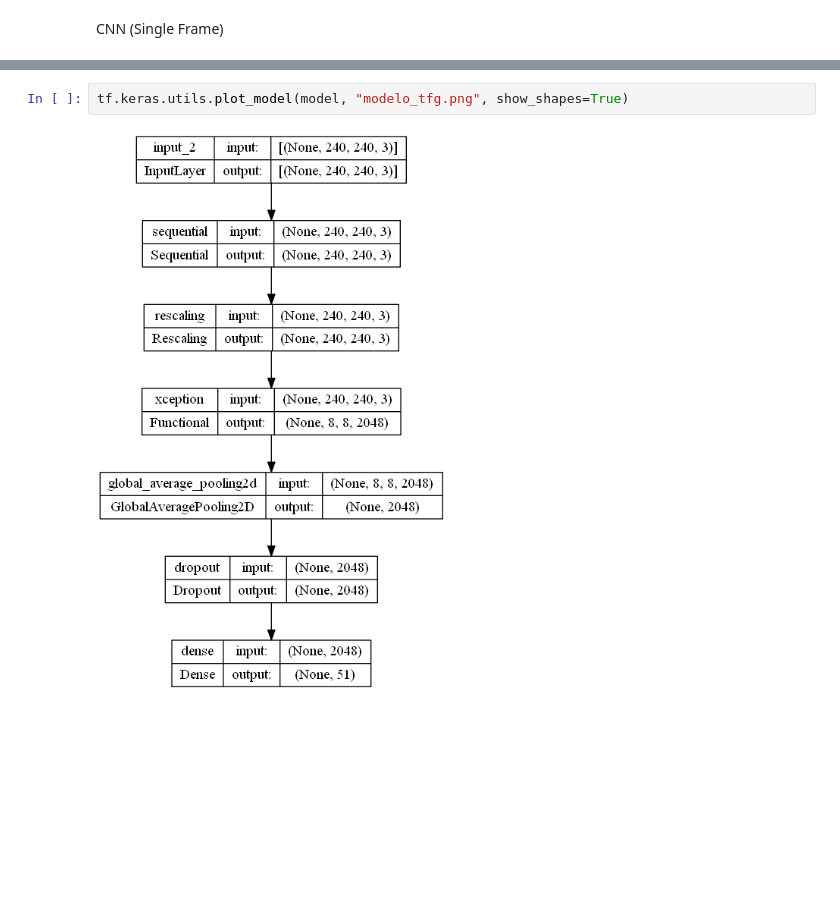
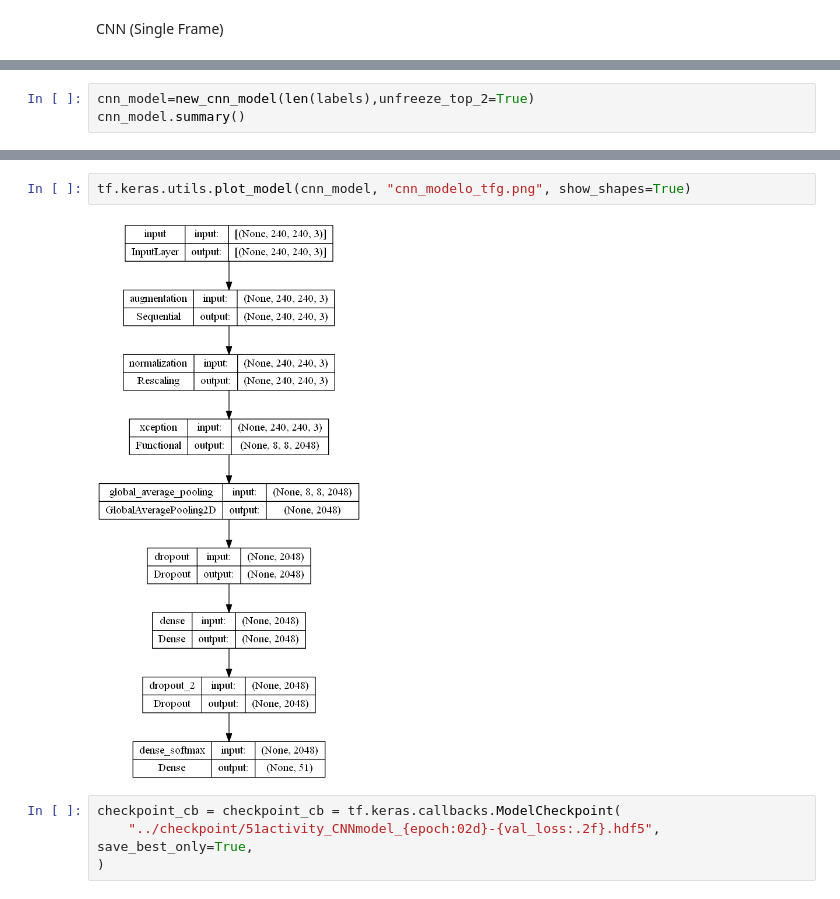
Before and after one commit to dalonm03/TFG, a Jupyter notebook: src/tfg.ipynb, the cells around one changed output, grey strips where cells are left out. Cells and saved outputs as stored; diff of their text form; blank space fills up the shorter version.

```diff
--- a/src/tfg.ipynb
+++ b/src/tfg.ipynb
@@ -610,0 +608,3 @@ _________________________________________________________________
+# %%
+cnn_model=new_cnn_model(len(labels),unfreeze_top_2=True)
+cnn_model.summary()
@@ -611,4 +629,8 @@ _________________________________________________________________
 # %%
-tf.keras.utils.plot_model(model, "modelo_tfg.png", show_shapes=True)
+tf.keras.utils.plot_model(cnn_model, "cnn_modelo_tfg.png", show_shapes=True)
 # %% [output]
-[figure, old version]
+[figure, new version]
+# %%
+checkpoint_cb = checkpoint_cb = tf.keras.callbacks.ModelCheckpoint(
+    "../checkpoint/51activity_CNNmodel_{epoch:02d}-{val_loss:.2f}.hdf5", save_best_only=True,
+)
```
Also changed, not shown: parts of 15 cells of this notebook, 2 other files.
